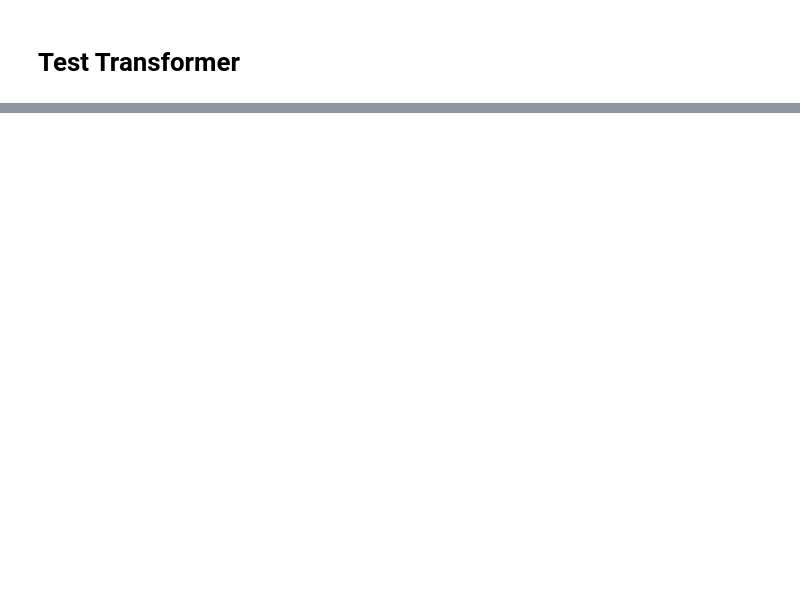
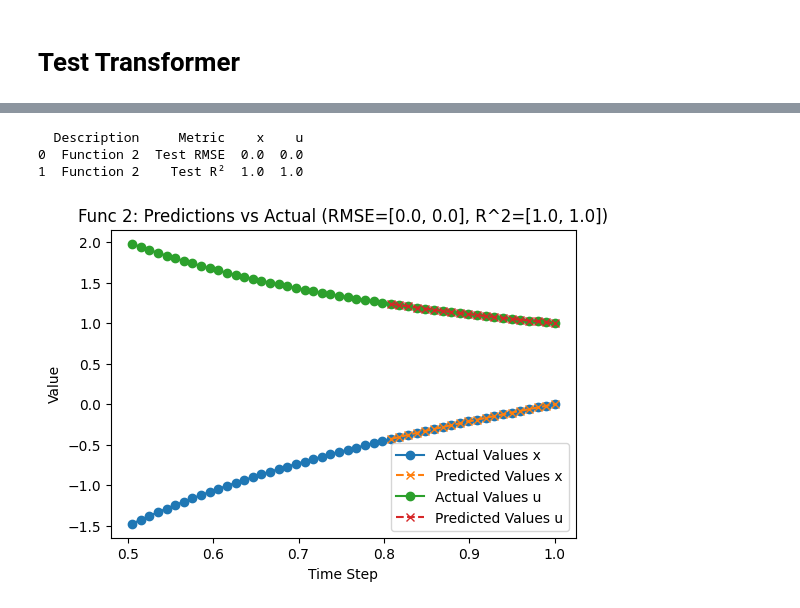
Before and after one commit to s-hallsworth/Transformer_Formulation, a Jupyter notebook: Optimal_Control_Toy/transformer2.ipynb, the cells around one changed output, grey strips where cells are left out. Saved outputs shown, nothing was run; the diff lists cells and outputs as text; code cells hidden in the pictures; blank space fills up the shorter version.

```diff
--- a/Optimal_Control_Toy/transformer2.ipynb
+++ b/Optimal_Control_Toy/transformer2.ipynb
@@ -315,8 +393,14 @@ plot_predictions_vs_actual(val_outputs[0].squeeze(0),test_array_tensor.transpose
 # %%
 #Metrics function 2
-
+# print(val_outputs[1].squeeze(0).shape)
+# print(test_array_tensor)
 rmse_r2(val_outputs[1].squeeze(0),y_test_tensor.transpose(1,2)[1,:,:], 'Function 2')
-plot_predictions_vs_actual(val_outputs[1].squeeze(0),test_array_tensor.transpose(1,2)[1,:,:], f'Func 2: Predictions vs Actual (RMSE={rmse}, R^2={r_squared})')
+plot_predictions_vs_actual(val_outputs[1].squeeze(0),test_array_tensor[1,:,:], f'Func 2: Predictions vs Actual (RMSE={rmse}, R^2={r_squared})')
+# %% [output]
+  Description     Metric    x    u
+0  Function 2  Test RMSE  0.0  0.0
+1  Function 2    Test R²  1.0  1.0
+[figure, added]
 # %%
 #Metrics function 3
 
```
Also changed, not shown: parts of 14 cells of this notebook, 1 other file.
